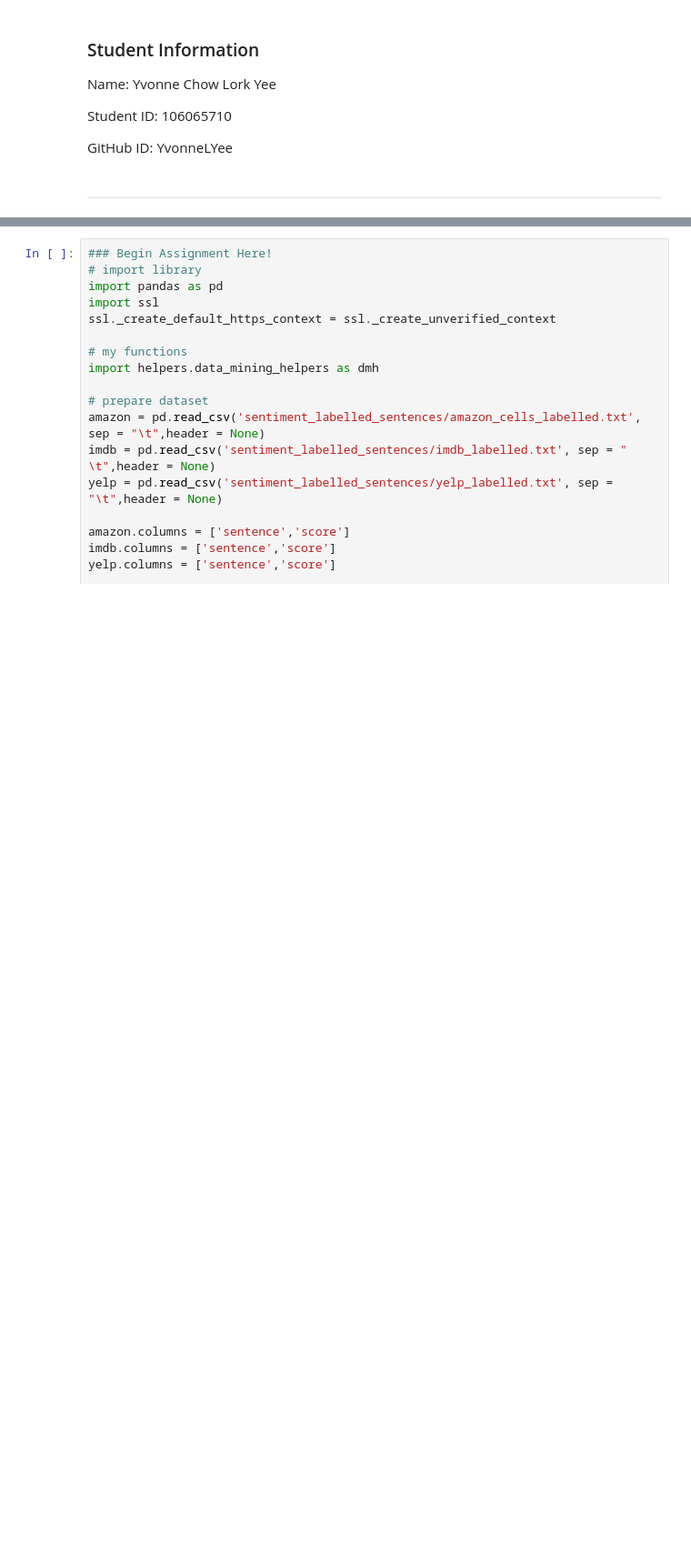
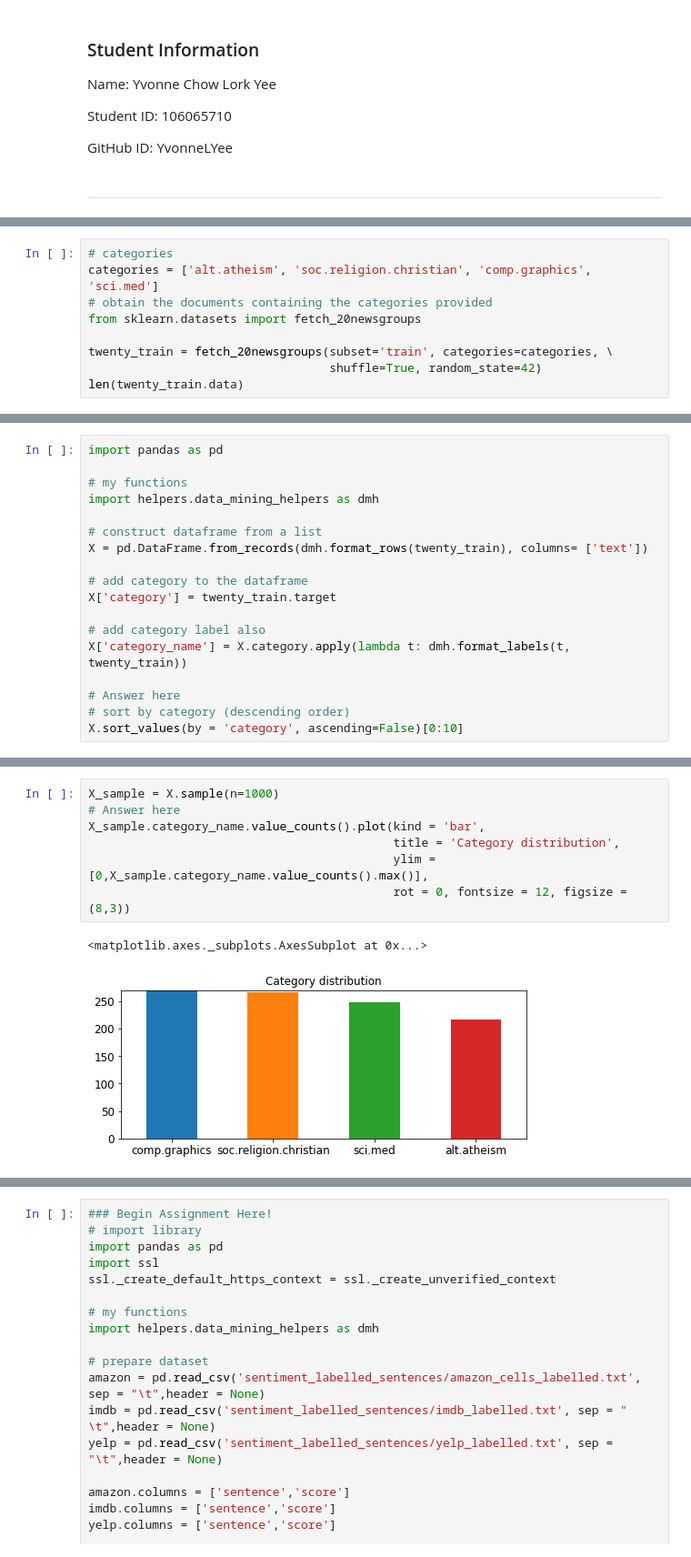
Before and after one commit to YvonneLYee/dm_2018_hw_1, a Jupyter notebook: YvonneChow_106065710.ipynb, the cells around one changed output, grey strips where cells are left out. Shown at 91% size. Cells and saved outputs as stored; diff of their text form; blank space fills up the shorter version.

```diff
--- a/YvonneChow_106065710.ipynb
+++ b/YvonneChow_106065710.ipynb
@@ -13,0 +14,9 @@ GitHub ID: YvonneLYee
+# %%
+# categories
+categories = ['alt.atheism', 'soc.religion.christian', 'comp.graphics', 'sci.med']
+# obtain the documents containing the categories provided
+from sklearn.datasets import fetch_20newsgroups
+
+twenty_train = fetch_20newsgroups(subset='train', categories=categories, \
+                                  shuffle=True, random_state=42)
+len(twenty_train.data)
@@ -13,0 +37,18 @@ GitHub ID: YvonneLYee
+# %%
+import pandas as pd
+
+# my functions
+import helpers.data_mining_helpers as dmh
+
+# construct dataframe from a list
+X = pd.DataFrame.from_records(dmh.format_rows(twenty_train), columns= ['text'])
+
+# add category to the dataframe
+X['category'] = twenty_train.target
+
+# add category label also
+X['category_name'] = X.category.apply(lambda t: dmh.format_labels(t, twenty_train))
+
+# Answer here
+# sort by category (descending order)
+X.sort_values(by = 'category', ascending=False)[0:10]
@@ -13,0 +154,10 @@ GitHub ID: YvonneLYee
+# %%
+X_sample = X.sample(n=1000)
+# Answer here
+X_sample.category_name.value_counts().plot(kind = 'bar',
+                                           title = 'Category distribution',
+                                           ylim = [0,X_sample.category_name.value_counts().max()],
+                                           rot = 0, fontsize = 12, figsize = (8,3))
+# %% [output]
+<matplotlib.axes._subplots.AxesSubplot at 0x...>
+[figure, added]
```
Also changed, not shown: parts of 63 cells of this notebook.
